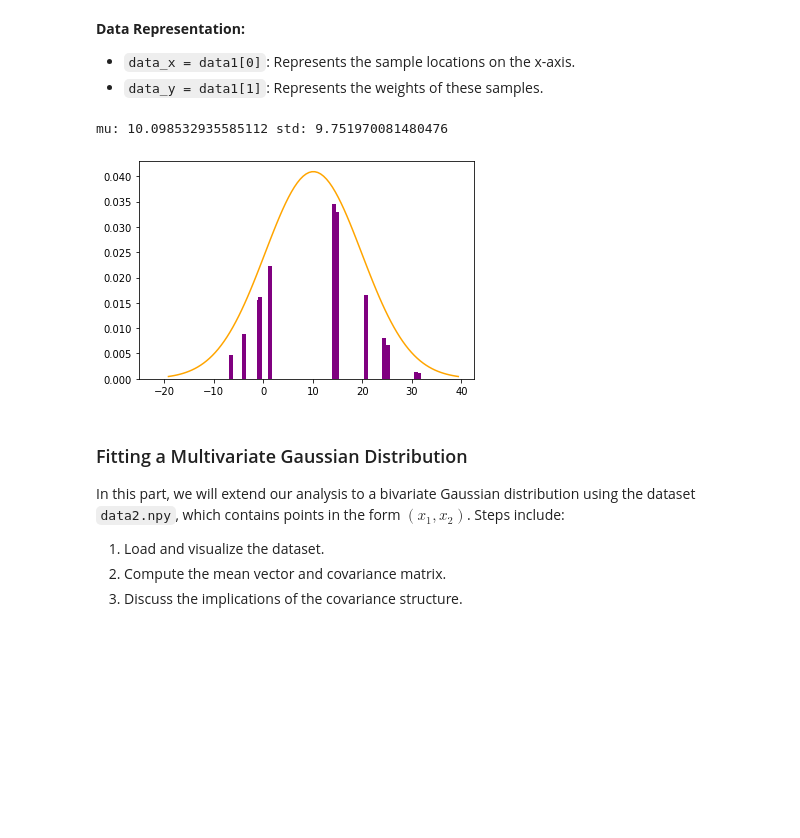
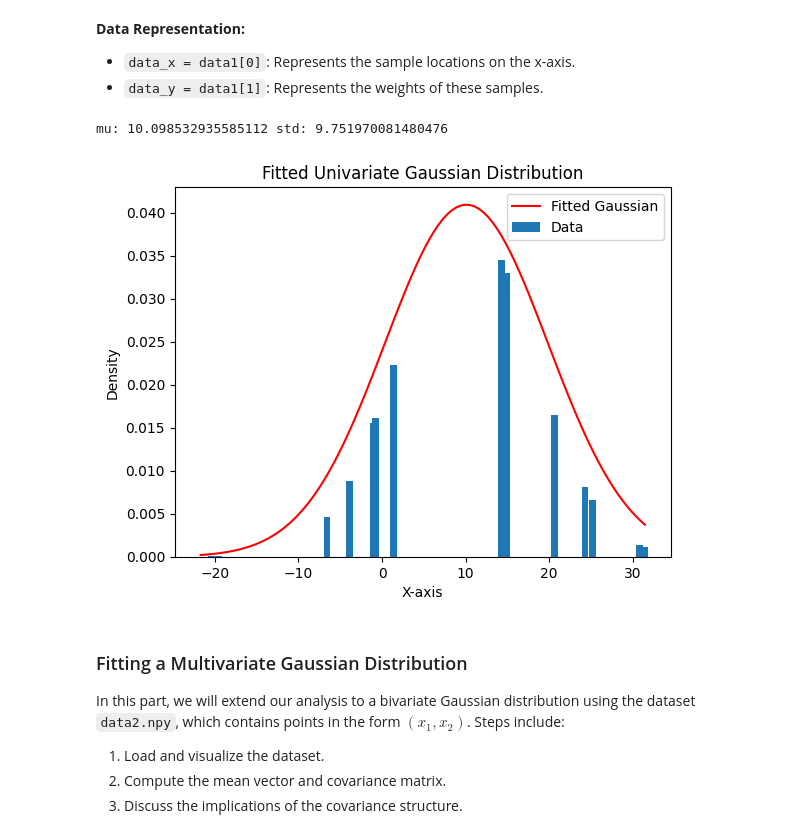
Before and after one commit to nimaazarr/SP_Project, a Jupyter notebook: stochastic_processes_project.ipynb, the cells around one changed output. Cells and saved outputs as stored; diff of their text form; code cells hidden in the pictures; blank space fills up the shorter version.

```diff
--- a/stochastic_processes_project.ipynb
+++ b/stochastic_processes_project.ipynb
@@ -66,12 +69,16 @@ $$p(x) = \frac{1}{\sqrt{2\pi\sigma^2}} \exp\left(-\frac{(x-\mu)^2}{2\sigma^2}\ri
 where $ \mu $ is the mean and $\sigma^2 $ is the variance.
 # %%
 # Load data
-data1 = ...
+data1 = np.load('data1.npy')
 print("data1 shape:", data1.shape)
 
 # Plot data
-data_x, data_y = ...
+data_x, data_y = data1[0], data1[1]
 
+plt.bar(data_x, data_y)
+plt.title('Data Visualization')
+plt.xlabel('X-axis')
+plt.ylabel('Weights')
 plt.show()
 # %% [output]
 data1 shape: (2, 15)
@@ -82,20 +89,25 @@ data1 shape: (2, 15)
 - `data_y = data1[1]`: Represents the weights of these samples.
 # %%
 # Calculate mean and std (weighted)
-mu = ...
-sigma = ...
+mu = np.average(data_x, weights=data_y)
+sigma = np.sqrt(np.average((data_x - mu)**2, weights=data_y))
 print("mu:", mu, "std:", sigma)
 
-# Generate x and calculate pdf of a gaussian calculated mean and variance
-X = ...
-Y = ...
+# Generate x and calculate pdf of a gaussian with calculated mean and variance
+X = np.linspace(min(data_x), max(data_x), 100)
+Y = (1 / (sigma * np.sqrt(2 * np.pi))) * np.exp(-0.5 * ((X - mu) / sigma)**2)
 
 # Plot samples and the gaussian distribution
-
+plt.bar(data_x, data_y, label='Data')
+plt.plot(X, Y, color='red', label='Fitted Gaussian')
+plt.title('Fitted Univariate Gaussian Distribution')
+plt.xlabel('X-axis')
+plt.ylabel('Density')
+plt.legend()
 plt.show()
 # %% [output]
 mu: 10.098532935585112 std: 9.751970081480476
-[figure, old version]
+[figure, new version]
 # %% [markdown]
 ### Fitting a Multivariate Gaussian Distribution
 
```
Also changed, not shown: parts of 6 cells of this notebook.
